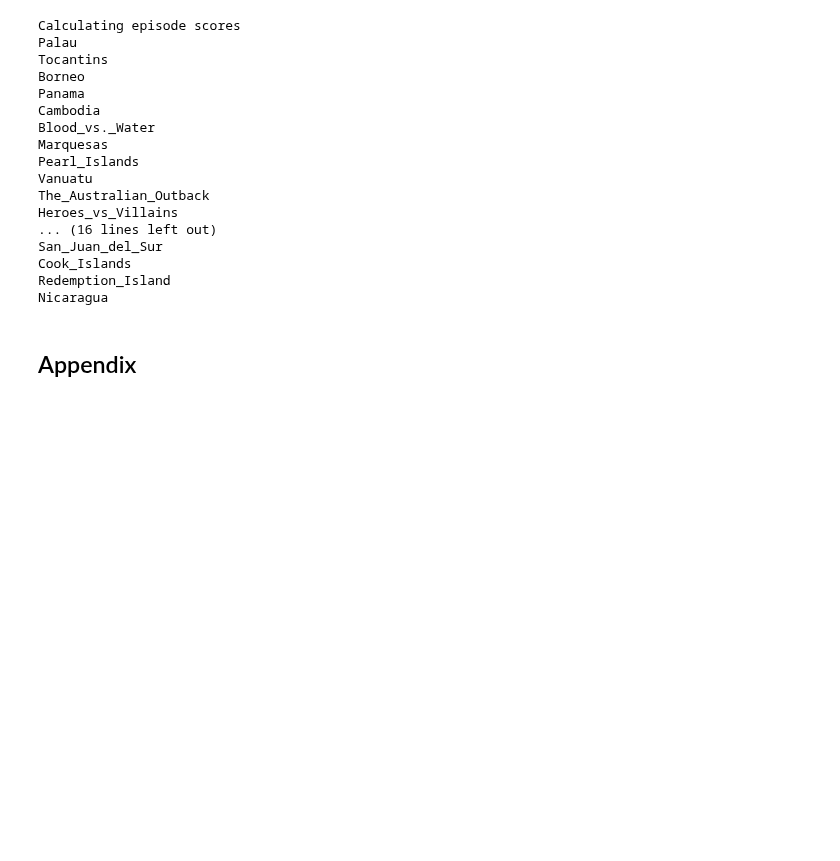
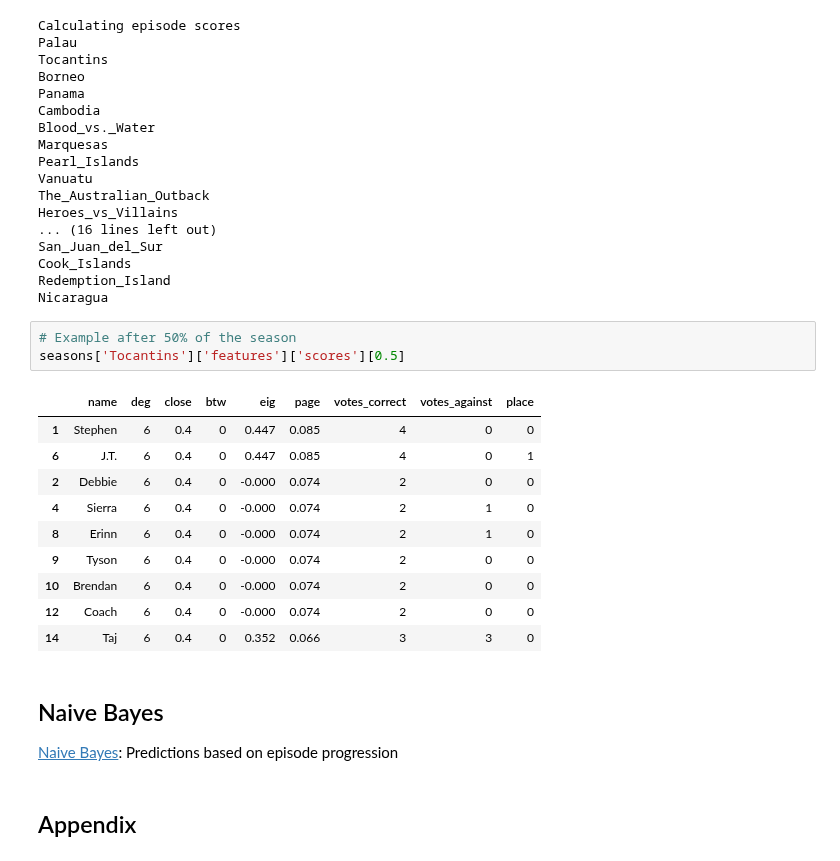
Before and after one commit to bchugit/Survivor-Project, a Jupyter notebook: project_notebook.ipynb, the cells around one changed output. Cells and saved outputs as stored; diff of their text form; blank space fills up the shorter version.

```diff
--- a/project_notebook.ipynb
+++ b/project_notebook.ipynb
@@ -143,6 +241,23 @@ San_Juan_del_Sur
 Cook_Islands
 Redemption_Island
 Nicaragua
+# %%
+# Example after 50% of the season
+seasons['Tocantins']['features']['scores'][0.5]
+# %% [output]
+|  | name | deg | close | btw | eig | page | votes_correct | votes_against | place |
+| 1 | Stephen | 6 | 0.4 | 0 | 0.447 | 0.085 | 4 | 0 | 0 |
+| 6 | J.T. | 6 | 0.4 | 0 | 0.447 | 0.085 | 4 | 0 | 1 |
+| 2 | Debbie | 6 | 0.4 | 0 | -0.000 | 0.074 | 2 | 0 | 0 |
+| 4 | Sierra | 6 | 0.4 | 0 | -0.000 | 0.074 | 2 | 1 | 0 |
+| 8 | Erinn | 6 | 0.4 | 0 | -0.000 | 0.074 | 2 | 1 | 0 |
+| 9 | Tyson | 6 | 0.4 | 0 | -0.000 | 0.074 | 2 | 0 | 0 |
+| 10 | Brendan | 6 | 0.4 | 0 | -0.000 | 0.074 | 2 | 0 | 0 |
+| 12 | Coach | 6 | 0.4 | 0 | -0.000 | 0.074 | 2 | 0 | 0 |
+| 14 | Taj | 6 | 0.4 | 0 | 0.352 | 0.066 | 3 | 3 | 0 |
+# %% [markdown]
+## Naive Bayes
+<a href="naive_bayes.ipynb" target="_blank">Naive Bayes</a>: Predictions based on episode progression
 # %% [markdown]
 ## Appendix
 # %%
```
Also changed, not shown: parts of 16 cells of this notebook.
